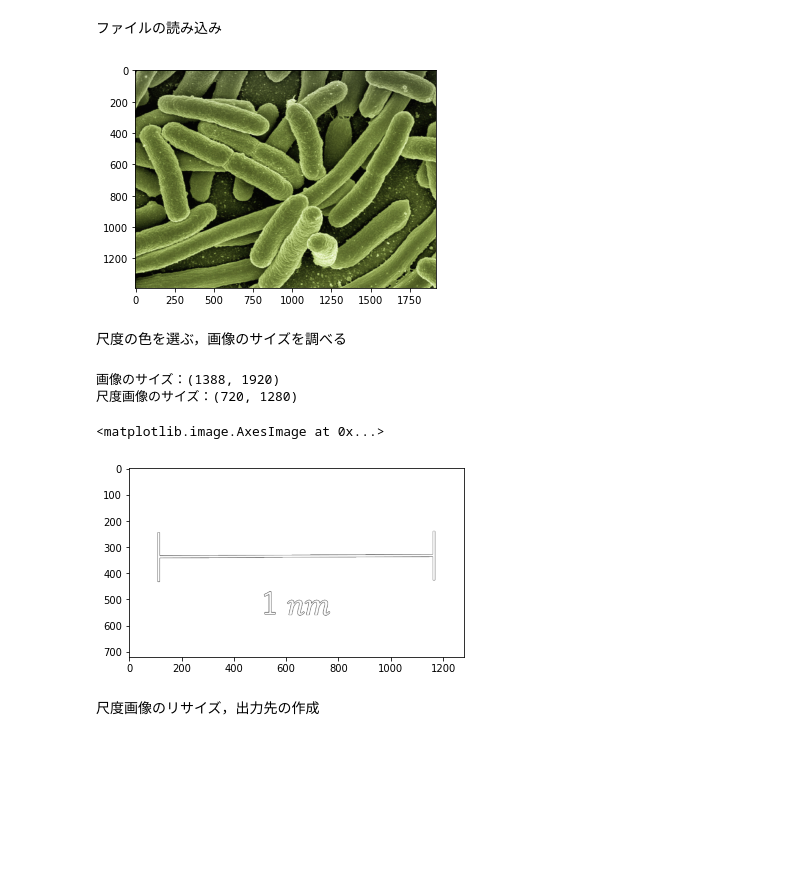
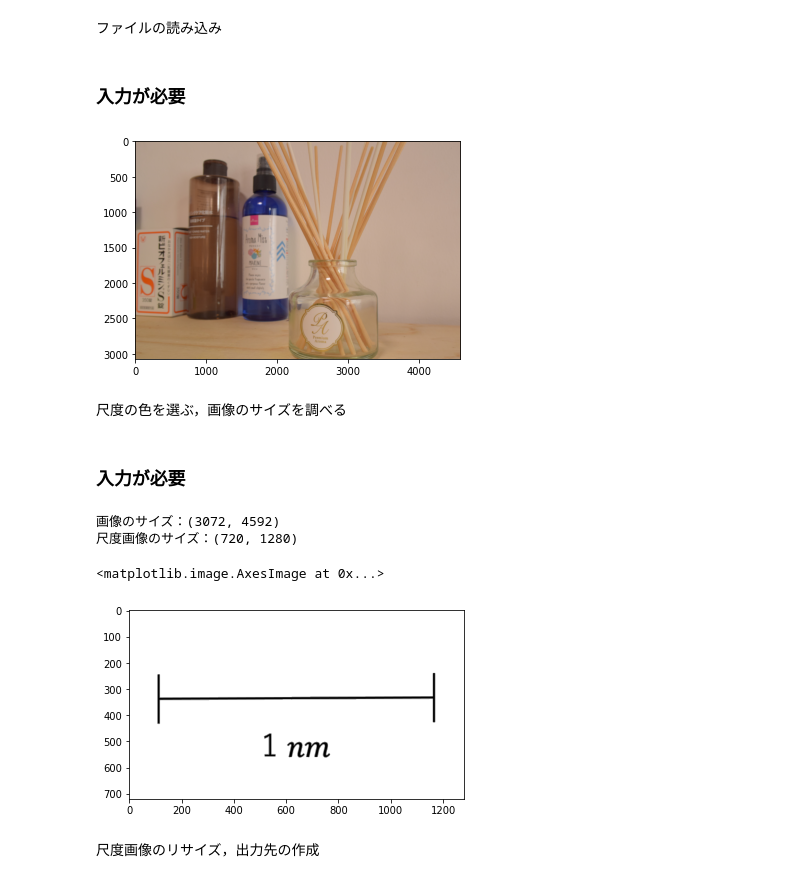
Before and after one commit to Kenta-morimori/Make_Everything_Smaller, a Jupyter notebook: main.ipynb, the cells around one changed output. Cells and saved outputs as stored; diff of their text form; code cells hidden in the pictures; blank space fills up the shorter version.

```diff
--- a/main.ipynb
+++ b/main.ipynb
@@ -20,26 +20,30 @@ else:
     dir_connect = "/"
 # %% [markdown]
 ファイルの読み込み
+# %% [markdown]
+### 入力が必要
 # %%
 parent_dir = os.getcwd()
 # 画像名を入力
-pre_image_name = "sample1.jpg"
+pre_image_name = "sample2.jpg"
 pre_image_dir = parent_dir + dir_connect + "pre_image" + dir_connect + pre_image_name
 
 if(os.path.exists(pre_image_dir)):
    pre_array_obj = plt.imread(pre_image_dir)
    plt.imshow(pre_array_obj)
 
 else:
    print("画像が存在しません．")
    sys.exit()
 # %% [output]
-[figure, old version]
+[figure, new version]
 # %% [markdown]
 尺度の色を選ぶ，画像のサイズを調べる
+# %% [markdown]
+### 入力が必要
 # %%
 # 黒色なら"b", 白色なら"h"を入力
-scale_color = "h"
+scale_color = "b"
 
 if(scale_color == "h"):
     scale_image_name = "scale1.jpeg"
@@ -62,10 +66,10 @@ print("尺度画像のサイズ：({}, {})".format(scale_high, scale_width))
 pre_array_obj2 = plt.imread(scale_dir)
 plt.imshow(pre_array_obj2)
 # %% [output]
-画像のサイズ：(1388, 1920)
+画像のサイズ：(3072, 4592)
 尺度画像のサイズ：(720, 1280)
 <matplotlib.image.AxesImage at 0x...>
-[figure, old version]
+[figure, new version]
 # %% [markdown]
 尺度画像のリサイズ，出力先の作成
 # %%
```
Also changed, not shown: parts of 3 cells of this notebook, 2 other files.
